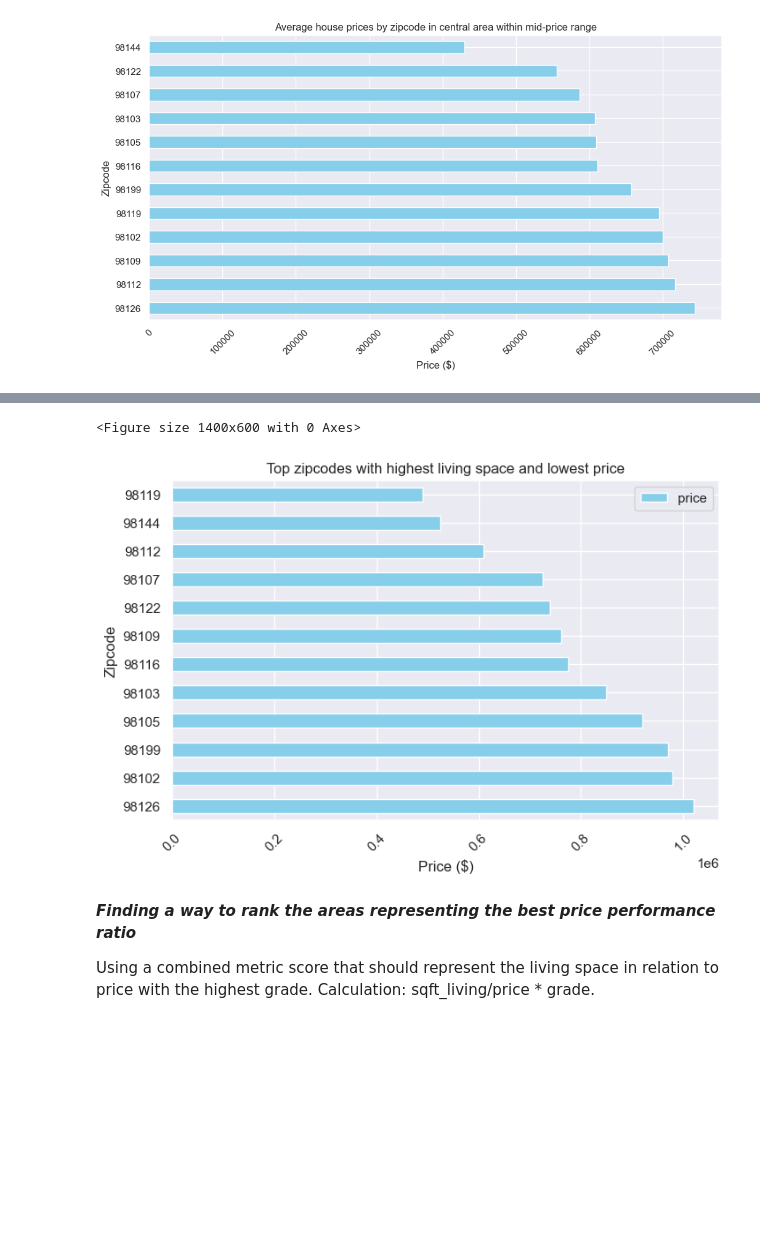
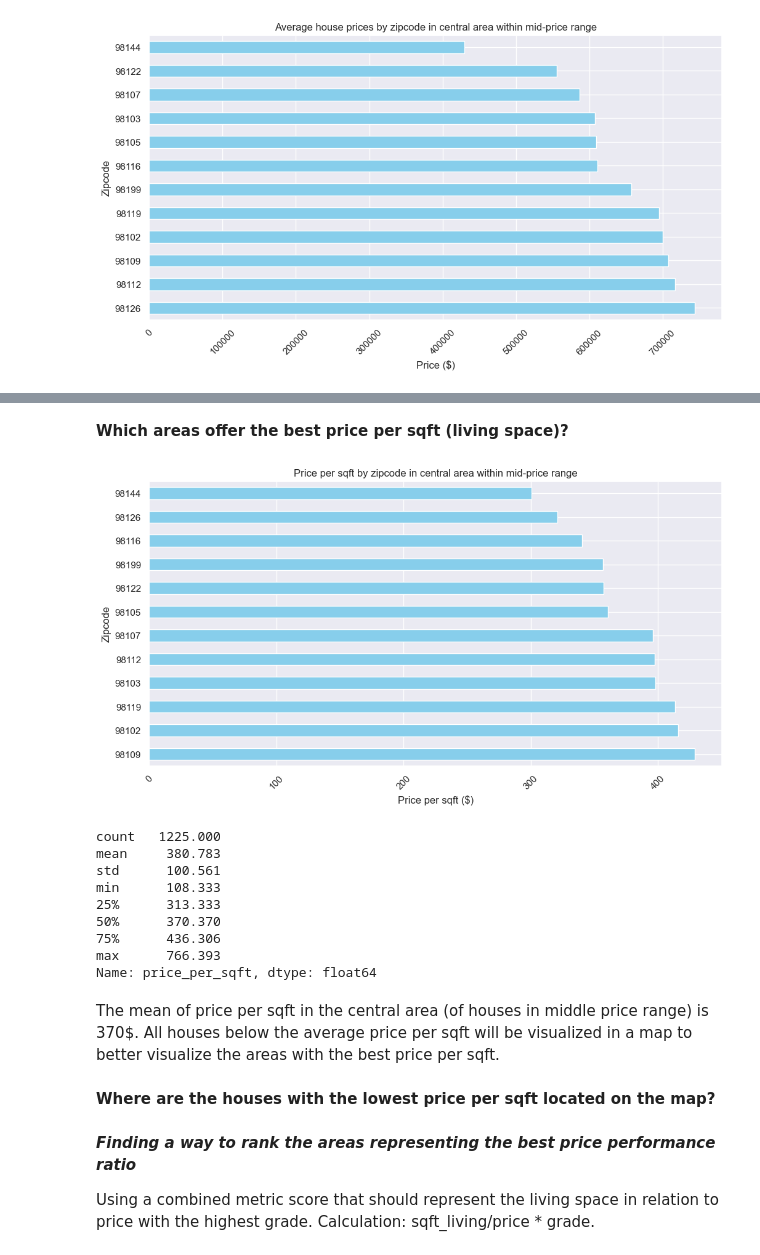
Before and after one commit to eockfen/EDA_King_County_home_sales, a Jupyter notebook: EDA.ipynb, the cells around one changed output, grey strips where cells are left out. Saved outputs shown, nothing was run; the diff lists cells and outputs as text; code cells hidden in the pictures; blank space fills up the shorter version.

```diff
--- a/EDA.ipynb
+++ b/EDA.ipynb
@@ -336,7 +349,6 @@ Find central areas. Definition of central areas: radius of
 
 #using geopy library to calculate distances between zipcodes and the city center (pre-defined city center by coodinates)
 
-from geopy.distance import distance
 
 #Define coordinates of the city center
 city_center_coordinates = (47.620564, -122.350616 )
@@ -352,8 +364,8 @@ for index, row in df_middle_price.iterrows():
     house_coordinates = (row['lat'], row['long'])
     distance_to_city_center = calc_dist(house_coordinates)
     if distance_to_city_center <= 3:
+        row['distance_to_city_center'] = distance_to_city_center #adding distance_to_city_center as new feature to list for further analysis
         central_houses.append(row)
 
 #convert to DataFrame
 central_houses_df = pd.DataFrame(central_houses)
-central_houses_df.tail()
@@ -470,25 +528,23 @@ plt.show()
 # %% [markdown]
 **Does price increase by year?**
 # %%
-# Convert 'year_sold' column to float64
-central_houses_df['year_sold'] = central_houses_df['year_sold'].astype('float64')
-
-# Calculate average price for each year
-average_prices_by_year = central_houses_df.groupby('year_sold')['price'].mean().reset_index()
+# Calculate average price and standard deviation for each year
+average_prices_by_year = central_houses_df.groupby('year_sold')['price'].agg(['mean', 'std']).reset_index()
 
 # Set the seaborn style
 sns.set_theme(style="darkgrid")
 
 # Plot
 plt.figure(figsize=(12, 6))
-sns.barplot(x="year_sold", y="price",
+sns.barplot(x="year_sold", y="mean",
             data=average_prices_by_year,
-            color='skyblue')  # Set color of bars to skyblue
-
+            color='skyblue',  # Set color of bars to skyblue
+            yerr=average_prices_by_year['std'],  # Set error bars to standard deviation
+            capsize=6)  # Set the capsize of error bars
 
 plt.title('Average Price by Year')
 plt.xlabel('Year')
-plt.ylabel('Average Price')
-
+plt.ylabel('Average Price ($)')
+plt.xticks ([0, 1], ['2014', '2015'])
 plt.show()
 # %% [output]
@@ -617,15 +576,40 @@ result
+# %% [markdown]
+**Which areas offer the best price per sqft (living space)?**
 # %%
-# Create a bar plot
-x = result['zipcode']
-y = result['price']
+# add new feature 'price per sqft'
 
-plt.figure(figsize=(14, 6))
-result.plot(x='zipcode', y='price', kind="barh", color="skyblue")
-plt.title("Top zipcodes with highest living space and lowest price")
-plt.xlabel("Price ($)")
+central_houses_df['price_per_sqft'] = central_houses_df['price']/central_houses_df['sqft_living']
+central_houses_df.head()
+
+# Group by zipcode and calculate the average price
+price_per_sqft_by_zipcode = central_houses_df.groupby("zipcode")["price_per_sqft"].mean()
+
+# Sort average prices in descending order
+price_per_sqft_by_zipcode_sorted = price_per_sqft_by_zipcode.sort_values(ascending=False)
+
+#create bar plot for ranking cheapest to most expensive
+plt.figure(figsize=(12, 6))
+price_per_sqft_by_zipcode_sorted.plot(kind="barh", color="skyblue")
+plt.title("Price per sqft by zipcode in central area within mid-price range")
+plt.xlabel("Price per sqft ($)")
 plt.ylabel("Zipcode")
 plt.xticks(rotation=45)  # Rotate x-axis labels for better readability
 plt.show()
 # %% [output]
-<Figure size 1400x600 with 0 Axes>
-[figure, old version]
+[figure, new version]
+# %%
+central_houses_df.price_per_sqft.describe() #check descrptive statistics of price per sqft
+# %% [output]
+count   1225.000
+mean     380.783
+std      100.561
+min      108.333
+25%      313.333
+50%      370.370
+75%      436.306
+max      766.393
+Name: price_per_sqft, dtype: float64
+# %% [markdown]
+The mean of price per sqft in the central area (of houses in middle price range) is 370$. All houses below the average price per sqft will be visualized in a map to better visualize the areas with the best price per sqft.
+# %% [markdown]
+**Where are the houses with the lowest price per sqft located on the map?**
```
Also changed, not shown: parts of 59 cells of this notebook.
